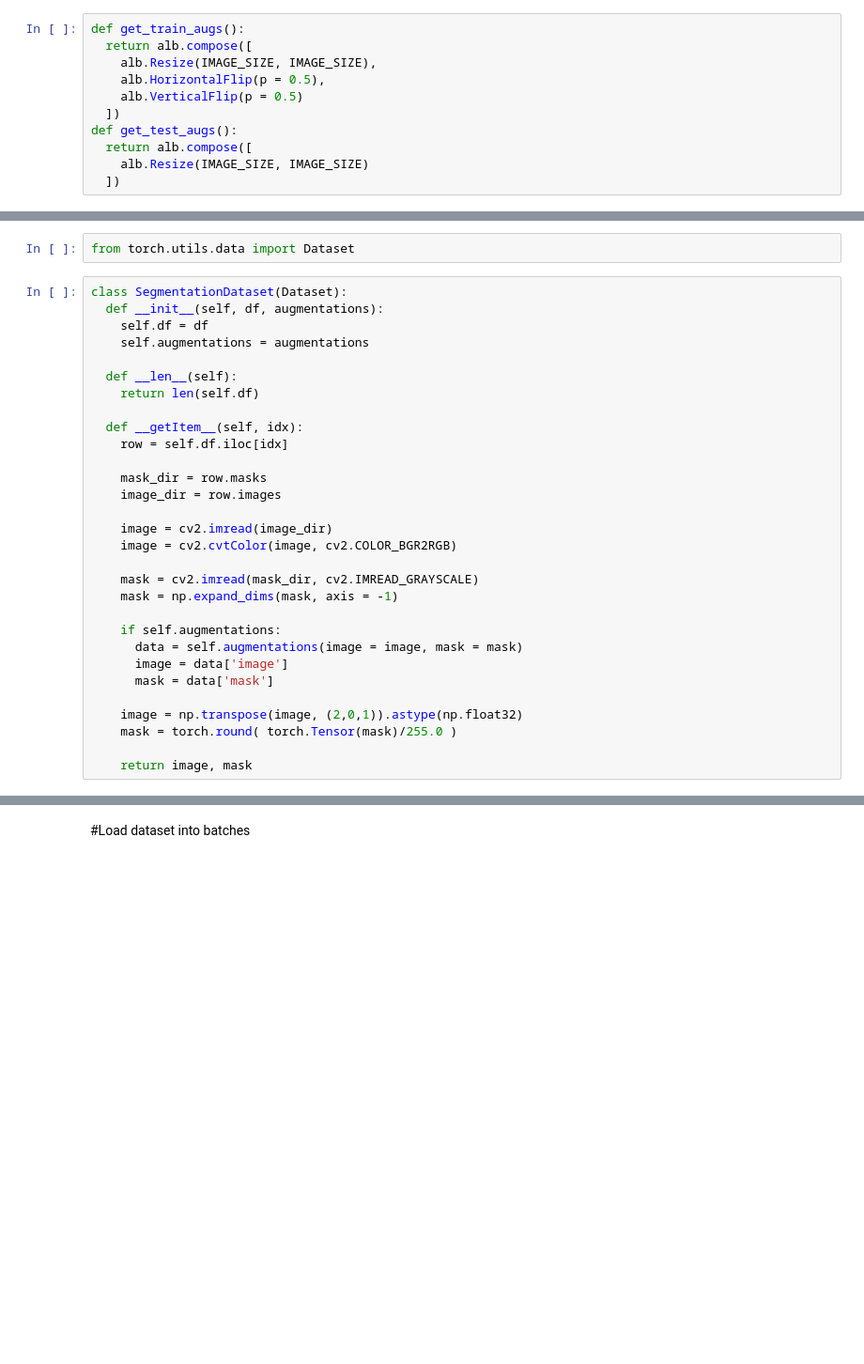
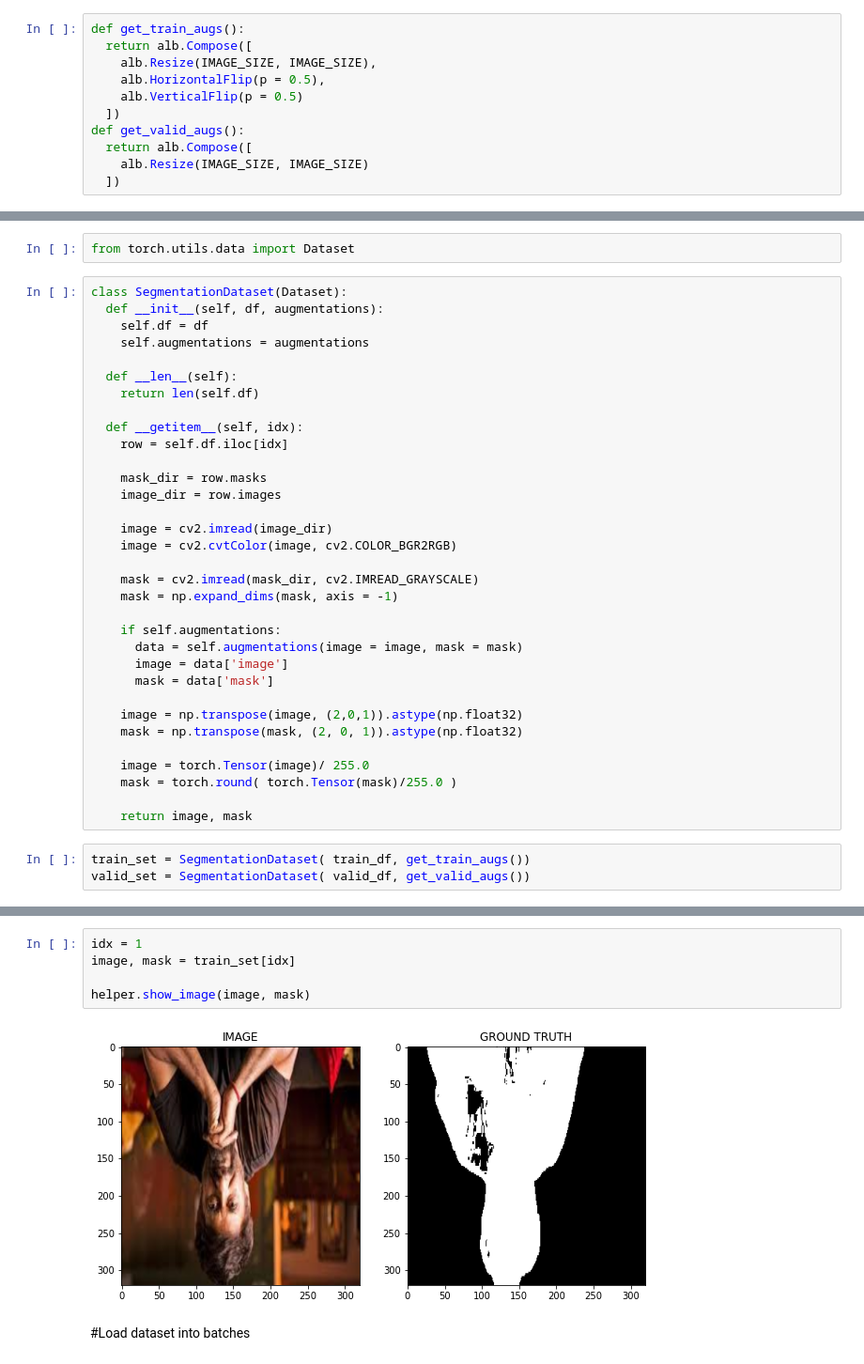
Before and after one commit to HoomanKhosravi/ImageSegmentation_Human_PyTourch_Unet, a Jupyter notebook: ImageSegmentation_Human_PyTourch_Unet.ipynb, the cells around one changed output, grey strips where cells are left out. Shown at 94% size. Saved outputs shown, nothing was run; the diff lists cells and outputs as text; blank space fills up the shorter version.

```diff
--- a/ImageSegmentation_Human_PyTourch_Unet.ipynb
+++ b/ImageSegmentation_Human_PyTourch_Unet.ipynb
@@ -84,13 +84,13 @@ albumentation documentation : https://albumentations.ai/docs/
 import albumentations as alb
 # %%
 def get_train_augs():
-  return alb.compose([
+  return alb.Compose([
     alb.Resize(IMAGE_SIZE, IMAGE_SIZE),
     alb.HorizontalFlip(p = 0.5),
     alb.VerticalFlip(p = 0.5)
   ])
-def get_test_augs():
-  return alb.compose([
+def get_valid_augs():
+  return alb.Compose([
     alb.Resize(IMAGE_SIZE, IMAGE_SIZE)
   ])
 # %% [markdown]
@@ -106,7 +106,7 @@ class SegmentationDataset(Dataset):
   def __len__(self):
     return len(self.df)
 
-  def __getItem__(self, idx):
+  def __getitem__(self, idx):
     row = self.df.iloc[idx]
 
     mask_dir = row.masks
@@ -124,7 +124,13 @@ class SegmentationDataset(Dataset):
       mask = data['mask']
 
     image = np.transpose(image, (2,0,1)).astype(np.float32)
+    mask = np.transpose(mask, (2, 0, 1)).astype(np.float32)
+
+    image = torch.Tensor(image)/ 255.0
     mask = torch.round( torch.Tensor(mask)/255.0 )
 
     return image, mask
+# %%
+train_set = SegmentationDataset( train_df, get_train_augs())
+valid_set = SegmentationDataset( valid_df, get_valid_augs())
 # %%
@@ -133,2 +142,9 @@ print(f"Size of Validset : {len(validset)}")
+# %%
+idx = 1
+image, mask = train_set[idx]
+
+helper.show_image(image, mask)
+# %% [output]
+[figure, added]
 # %% [markdown]
 #Load dataset into batches
```
Also changed, not shown: parts of 9 cells of this notebook.
